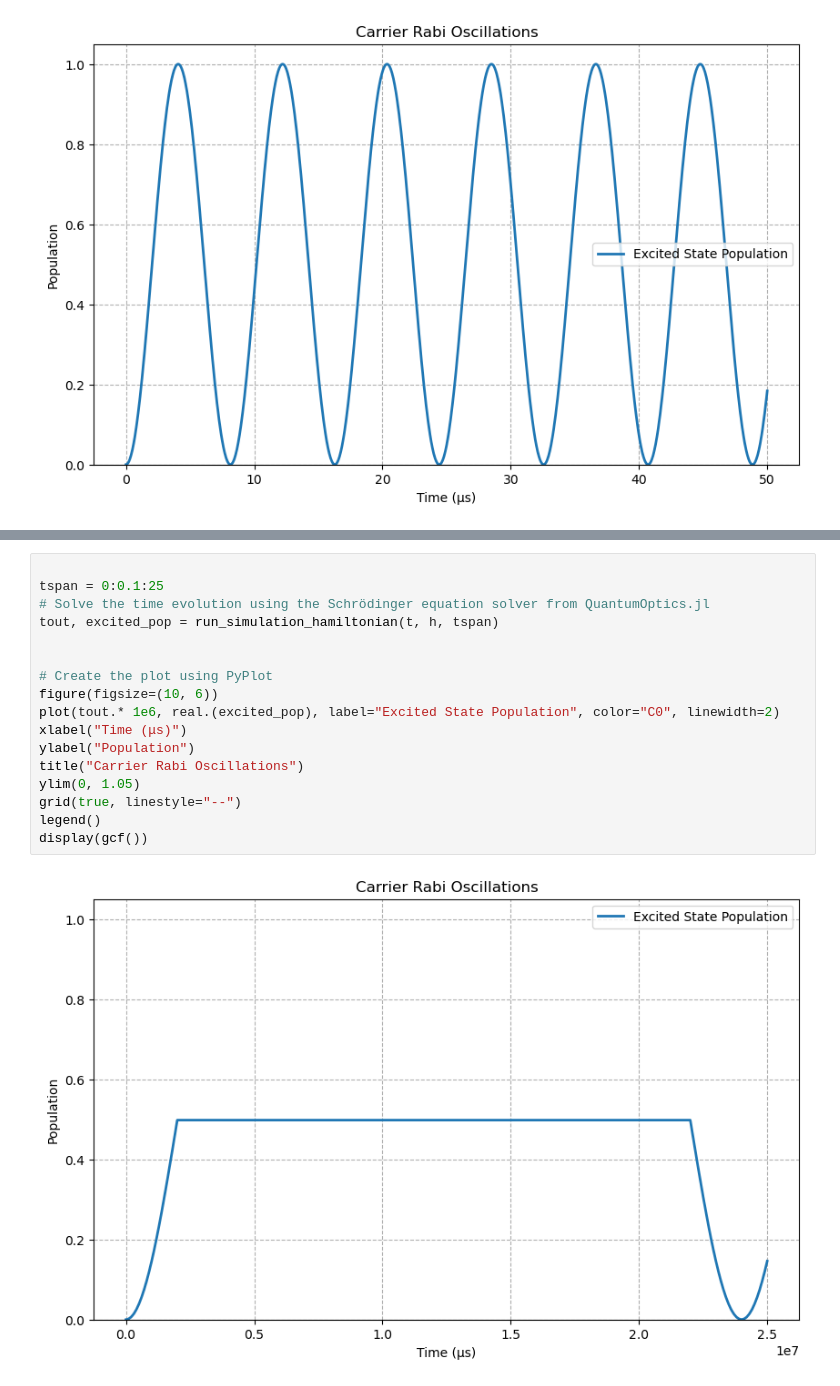
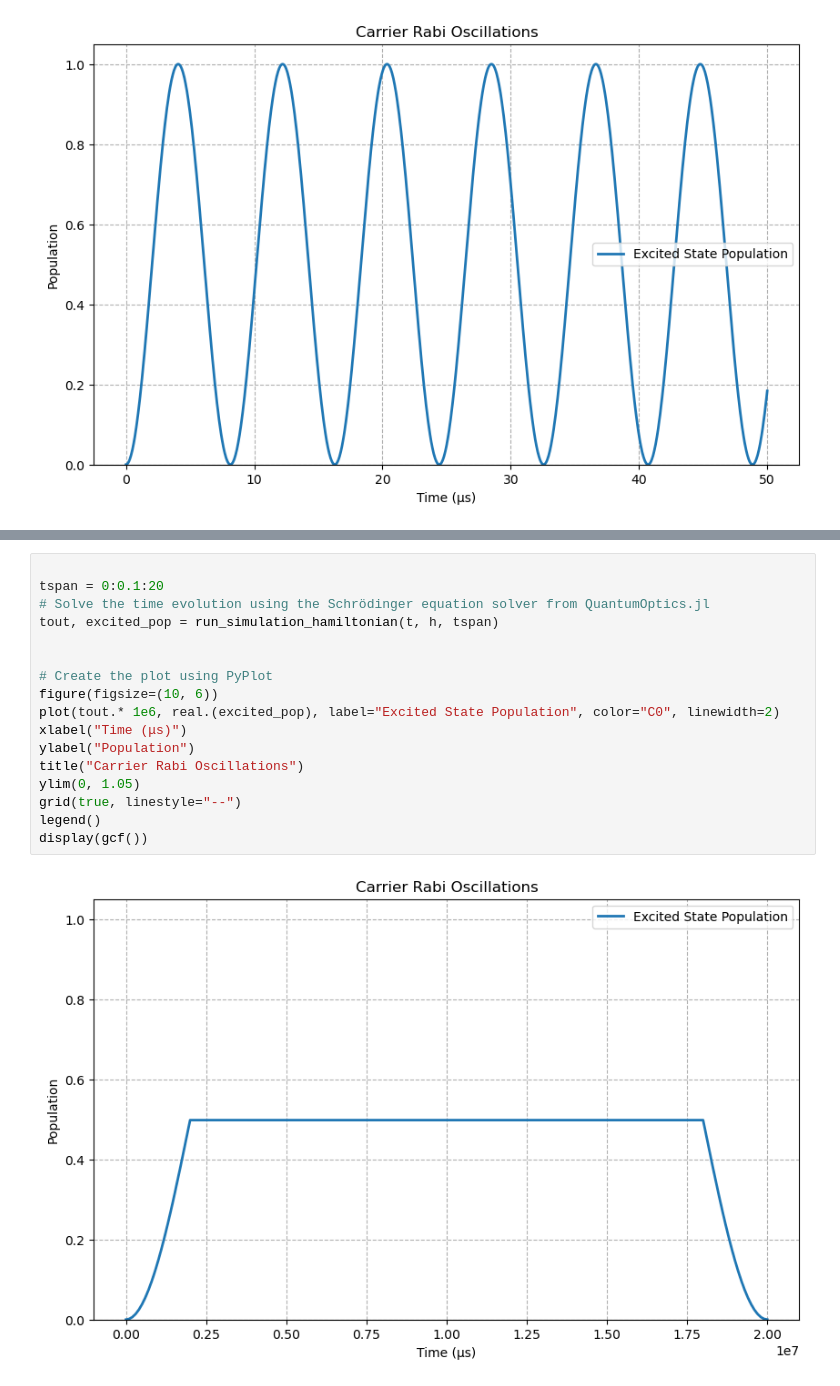
Before and after one commit to park2003/TestSQRLab, a Jupyter notebook: test.ipynb, the cells around one changed output, grey strips where cells are left out. Saved outputs shown, nothing was run; the diff lists cells and outputs as text.

```diff
--- a/test.ipynb
+++ b/test.ipynb
@@ -73,19 +76,19 @@ h = simple_pulse(t, Duration=20.0)
 # %%
 
-tspan = 0:0.1:25
+tspan = 0:0.1:20
 # Solve the time evolution using the Schrödinger equation solver from QuantumOptics.jl
 tout, excited_pop = run_simulation_hamiltonian(t, h, tspan)
 
 
 # Create the plot using PyPlot
 figure(figsize=(10, 6))
 plot(tout.* 1e6, real.(excited_pop), label="Excited State Population", color="C0", linewidth=2)
 xlabel("Time (μs)")
 ylabel("Population")
 title("Carrier Rabi Oscillations")
 ylim(0, 1.05)
 grid(true, linestyle="--")
 legend()
 display(gcf())
 # %% [output]
-[figure, old version]
+[figure, new version]
```
Also changed, not shown: parts of 18 cells of this notebook.
